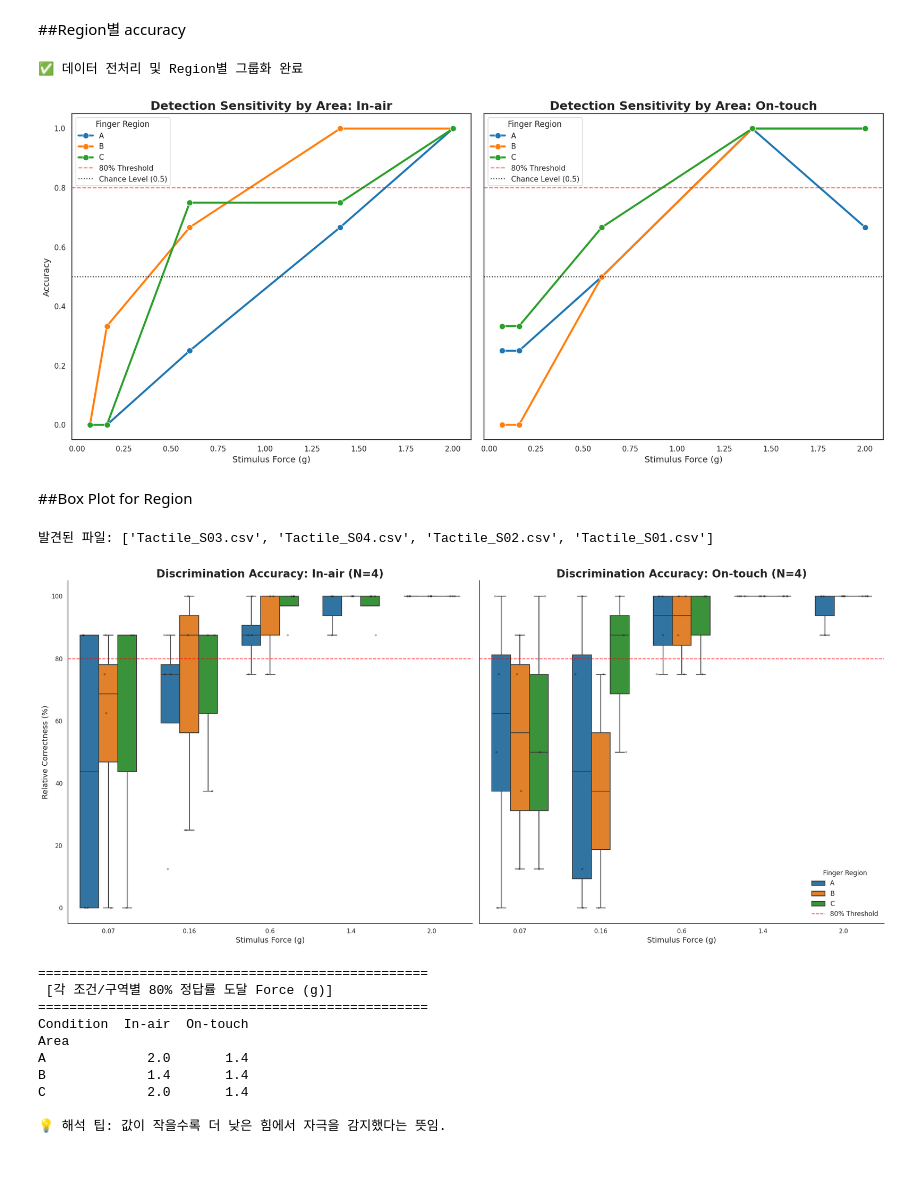
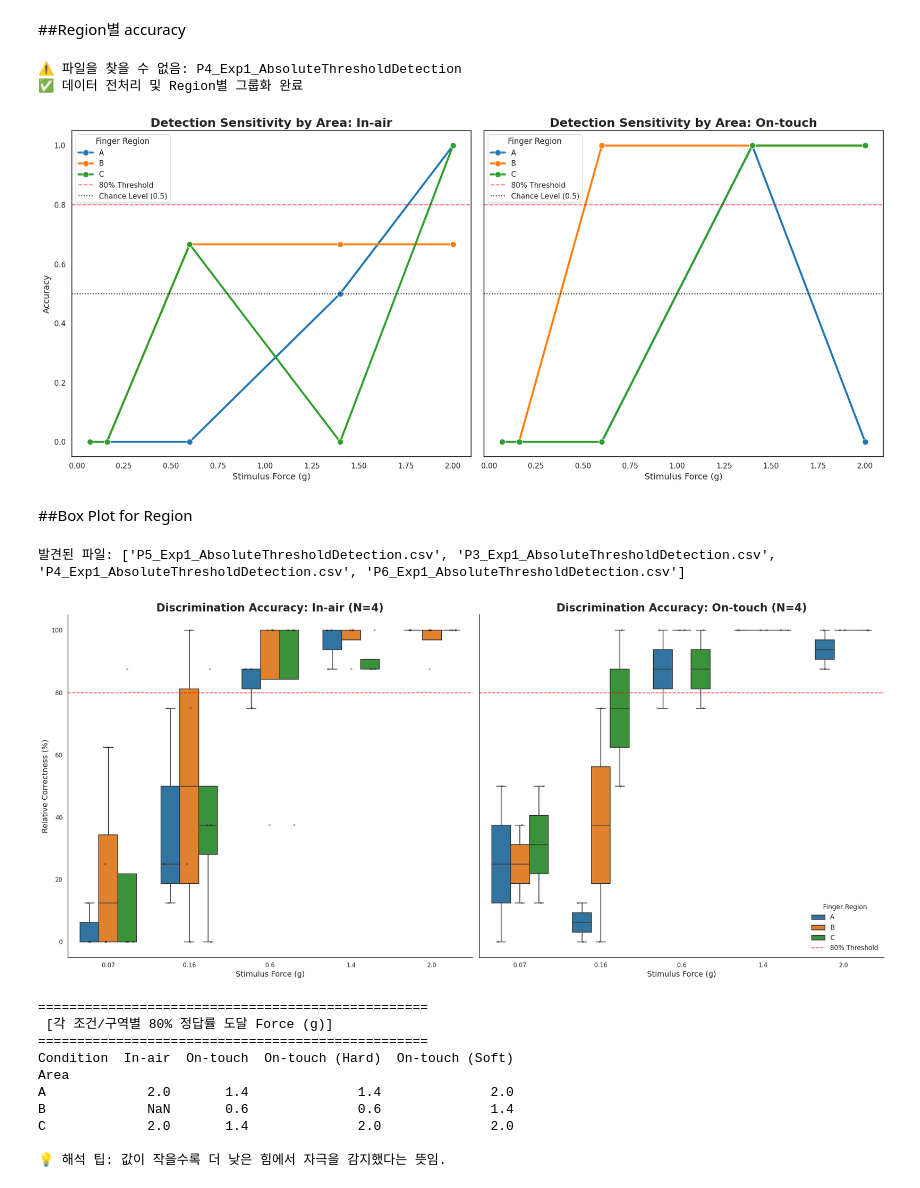
Before and after one commit to kyungeunvoyage/NailFoldExp, a Jupyter notebook: Analysis/DataAnalysis_2.ipynb, the cells around one changed output. Cells and saved outputs as stored; diff of their text form; code cells hidden in the pictures.

```diff
--- a/Analysis/DataAnalysis_2.ipynb
+++ b/Analysis/DataAnalysis_2.ipynb
@@ -11,7 +11,8 @@ sns.set_theme(style="whitegrid")
 plt.rcParams['figure.figsize'] = (15, 6)
 # %%
 # 파일 리스트 (본인의 파일명에 맞게 수정)
-file_names = ['Tactile_S01.csv','Tactile_S02.csv','Tactile_S03.csv','Tactile_S04.csv']
+file_names = ['P3_Exp1_AbsoluteThresholdDetection.csv','P4_Exp1_AbsoluteThresholdDetection',
+              'P5_Exp1_AbsoluteThresholdDetection.csv','P6_Exp1_AbsoluteThresholdDetection.csv']
 data_list = []
 
 for file in file_names:
@@ -294,7 +309,8 @@ plt.show()
 ##Region별 accuracy
 # %%
 # 1. 파일 리스트 (본인의 CSV 파일명으로 수정)
-file_names = ['Tactile_S01.csv','Tactile_S02.csv','Tactile_S03.csv', 'Tactile_S04.csv']
+file_names = ['P3_Exp1_AbsoluteThresholdDetection.csv','P4_Exp1_AbsoluteThresholdDetection',
+              'P5_Exp1_AbsoluteThresholdDetection.csv','P6_Exp1_AbsoluteThresholdDetection.csv']
 df_list = []
 
 for f in file_names:
@@ -316,6 +332,7 @@ region_acc = df.groupby(['Condition', 'Area', 'Force_Val'])['IsCorrect'].mean().
 
 print("✅ 데이터 전처리 및 Region별 그룹화 완료")
 # %% [output]
+⚠️ 파일을 찾을 수 없음: P4_Exp1_AbsoluteThresholdDetection
 ✅ 데이터 전처리 및 Region별 그룹화 완료
 # %%
 # In-air와 On-touch를 비교하기 위한 1x2 서브플롯
@@ -355,7 +372,7 @@ for i, cond in enumerate(conditions):
 plt.tight_layout()
 plt.show()
 # %% [output]
-[figure, old version]
+[figure, new version]
 # %% [markdown]
 ##Box Plot for Region
 # %%
@@ -367,7 +384,7 @@ import glob
 import os
 
 # 1. 모든 Tactile_S*.csv 파일 자동 로드 및 통합
-file_pattern = 'Tactile_S*.csv'
+file_pattern = 'P*_Exp1_AbsoluteThresholdDetection.csv'
 all_files = glob.glob(file_pattern)
 
 if not all_files:
@@ -431,35 +448,35 @@ else:
             dodge=True,
             palette=['#000000']*3, # 시인성을 위해 검은색 점 사용
             alpha=0.3,
             size=4,
             jitter=0.15,
             order=force_order,
             legend=False
         )
 
         # 80% 역치 기준선
         axes[i].axhline(80, color='red', linestyle='--', linewidth=1.5, alpha=0.7, label='80% Threshold')
 
         # 타이틀 및 라벨 설정 (N수 자동 표시)
         num_subjects = df['SubjectID'].nunique()
         axes[i].set_title(f'Discrimination Accuracy: {cond} (N={num_subjects})', fontsize=20, fontweight='bold')
         axes[i].set_xlabel('Stimulus Force (g)', fontsize=14)
         axes[i].set_ylabel('Relative Correctness (%)' if i==0 else "", fontsize=14)
         axes[i].set_ylim(-5, 105)
 
         # 레전드 설정
         if i == 1:
             axes[i].legend(title="Finger Region", loc='lower right', frameon=False, fontsize=12)
         else:
             if axes[i].get_legend():
                 axes[i].get_legend().remove()
 
     sns.despine()
     plt.tight_layout()
     plt.show()
 # %% [output]
-발견된 파일: ['Tactile_S03.csv', 'Tactile_S04.csv', 'Tactile_S02.csv', 'Tactile_S01.csv']
+발견된 파일: ['P5_Exp1_AbsoluteThresholdDetection.csv', 'P3_Exp1_AbsoluteThresholdDetection.csv', 'P4_Exp1_AbsoluteThresholdDetection.csv', 'P6_Exp1_AbsoluteThresholdDetection.csv']
-[figure, old version]
+[figure, new version]
 # %%
 print("="*50)
 print(" [각 조건/구역별 80% 정답률 도달 Force (g)] ")
@@ -477,11 +494,11 @@ print("\n💡 해석 팁: 값이 작을수록 더 낮은 힘에서 자극을 감
 ==================================================
  [각 조건/구역별 80% 정답률 도달 Force (g)]
 ==================================================
-Condition  In-air  On-touch
+Condition  In-air  On-touch  On-touch (Hard)  On-touch (Soft)
 Area
-A             2.0       1.4
-B             1.4       1.4
-C             2.0       1.4
+A             2.0       1.4              1.4              2.0
+B             NaN       0.6              0.6              1.4
+C             2.0       1.4              2.0              2.0
 
 💡 해석 팁: 값이 작을수록 더 낮은 힘에서 자극을 감지했다는 뜻임.
 # %%
```
Also changed, not shown: parts of 9 cells of this notebook.
